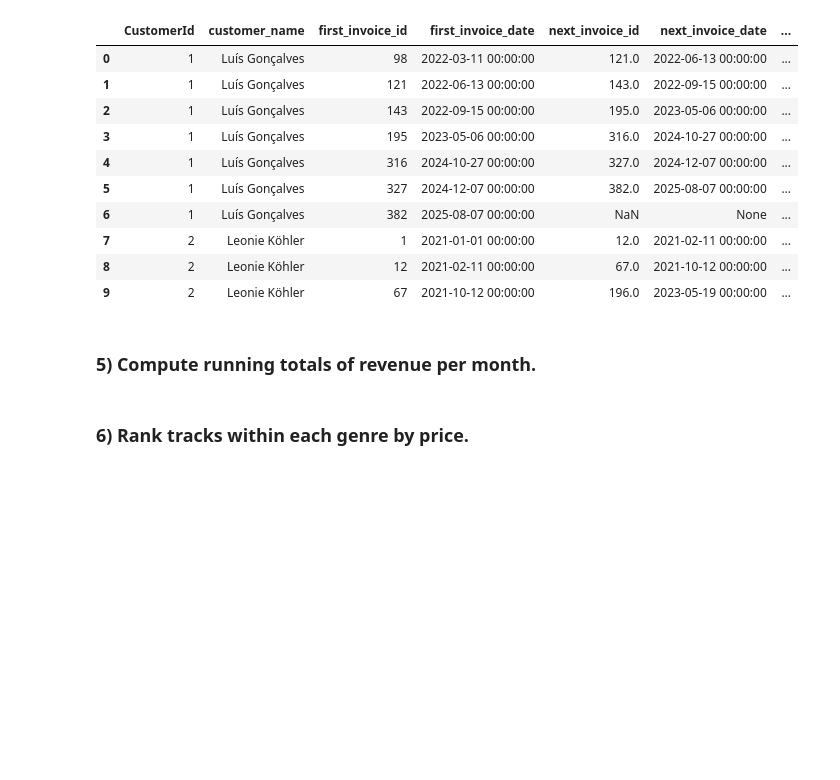
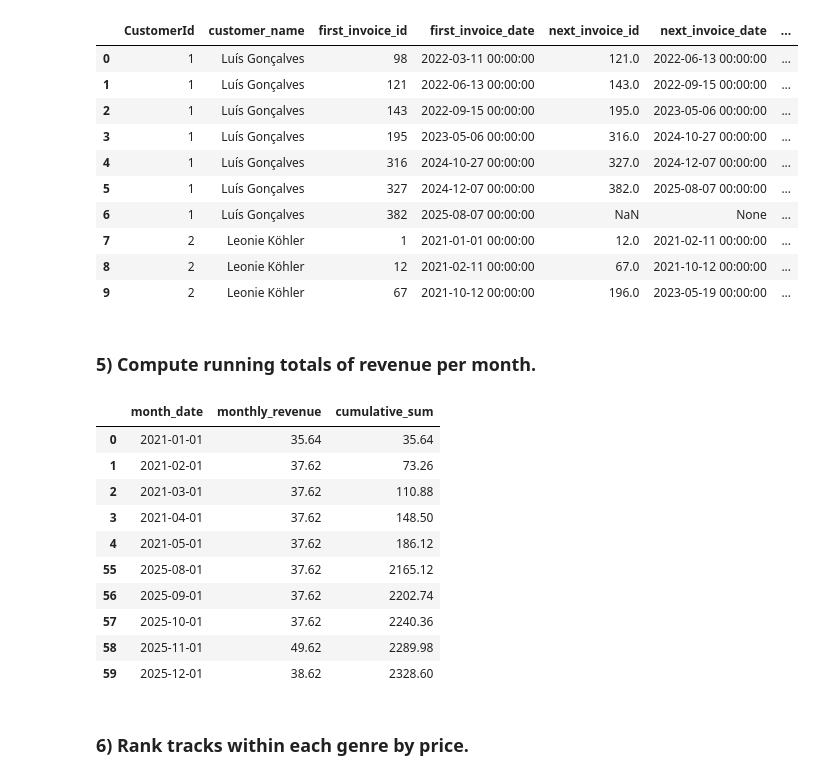
Before and after one commit to bpgodsil/sql_query_examples, a Jupyter notebook: notebooks/04_window_functions.ipynb, the cells around one changed output. Cells and saved outputs as stored; diff of their text form; code cells hidden in the pictures; blank space fills up the shorter version.

```diff
--- a/notebooks/04_window_functions.ipynb
+++ b/notebooks/04_window_functions.ipynb
@@ -303,6 +303,43 @@ df.head(10) # showing top 10
 | 9 | 2 | Leonie Köhler | 67 | 2021-10-12 00:00:00 | 196.0 | 2023-05-19 00:00:00 | ... |
 # %% [markdown]
 ### 5) Compute running totals of revenue per month.
+# %%
+query = """
+
+WITH revenue_by_month AS(
+    -- calculating revenue by year and month
+    SELECT
+         CAST(strftime('%Y', i.InvoiceDate) AS INTEGER) AS year,
+         CAST(strftime('%m', i.InvoiceDate) AS INTEGER) AS month,
+         date(CAST(strftime('%Y', i.InvoiceDate) AS TEXT) ||'-' || CAST(strftime('%m', i.InvoiceDate) AS TEXT) || '-01' ) AS month_date,
+         SUM(i.Total) AS monthly_revenue
+    FROM invoice AS i
+    GROUP BY CAST(strftime('%Y', i.InvoiceDate) AS INTEGER), CAST(strftime('%m', i.InvoiceDate) AS INTEGER)
+)
+SELECT
+     month_date,
+     monthly_revenue,
+     -- calculating running total (aka cumulative sum)
+     SUM(monthly_revenue) OVER(ORDER BY month_date) AS cumulative_sum
+FROM revenue_by_month
+ORDER BY month_date ;
+
+"""
+
+df = pd.read_sql_query(query, engine)
+pd.concat([df.head(5), df.tail(5)]) # showing first 5 and last five months
+# %% [output]
+|  | month_date | monthly_revenue | cumulative_sum |
+| 0 | 2021-01-01 | 35.64 | 35.64 |
+| 1 | 2021-02-01 | 37.62 | 73.26 |
+| 2 | 2021-03-01 | 37.62 | 110.88 |
+| 3 | 2021-04-01 | 37.62 | 148.50 |
+| 4 | 2021-05-01 | 37.62 | 186.12 |
+| 55 | 2025-08-01 | 37.62 | 2165.12 |
+| 56 | 2025-09-01 | 37.62 | 2202.74 |
+| 57 | 2025-10-01 | 37.62 | 2240.36 |
+| 58 | 2025-11-01 | 49.62 | 2289.98 |
+| 59 | 2025-12-01 | 38.62 | 2328.60 |
 # %% [markdown]
 ### 6) Rank tracks within each genre by price.
 # %% [markdown]
```
Also changed, not shown: 1 other file.
